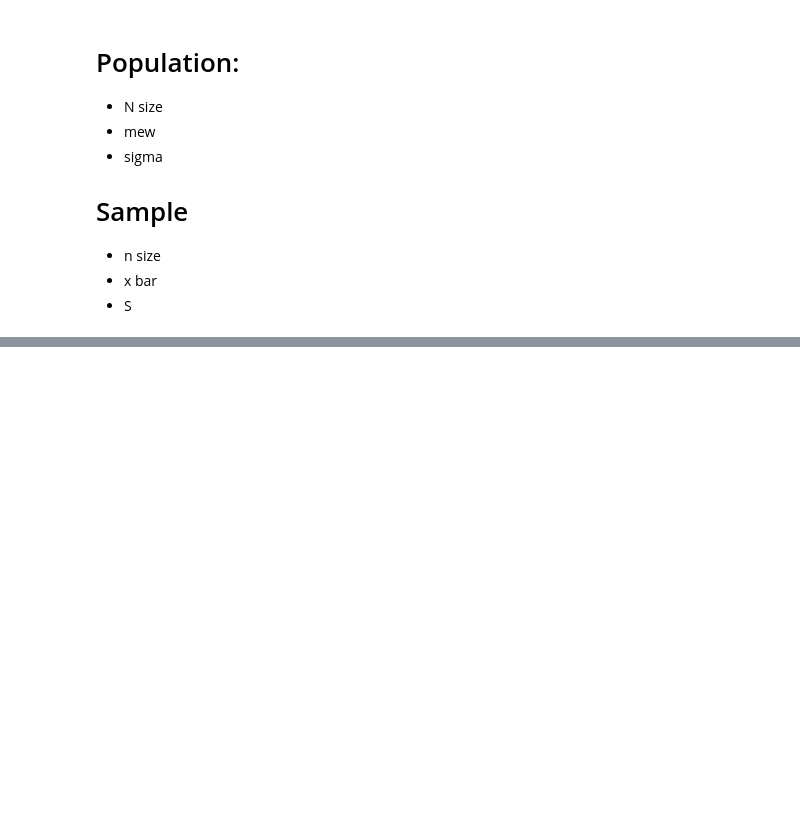
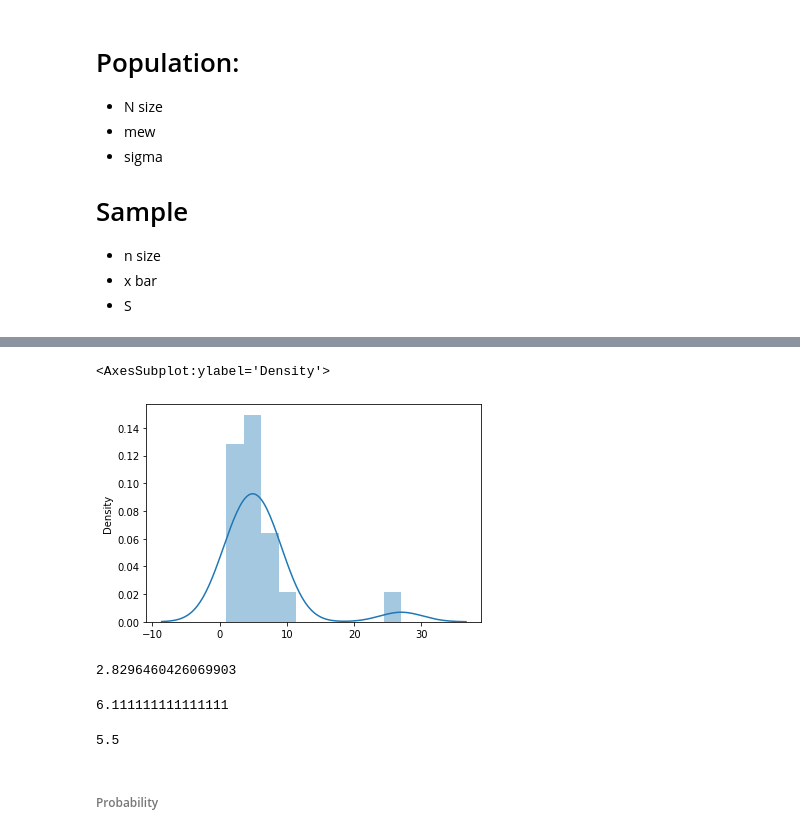
Before and after one commit to KarthikRaghavan-Annamalai/Data-Science-Machine-Learning, a Jupyter notebook: Notebooks/Statistics.ipynb, the cells around one changed output, grey strips where cells are left out. Drawn from its saved outputs; the diff is of its cells as text; code cells hidden in the pictures; blank space fills up the shorter version.

```diff
--- a/Notebooks/Statistics.ipynb
+++ b/Notebooks/Statistics.ipynb
@@ -135,0 +216,5 @@ Age : 10,15,20,25,30,35
+# %%
+sns.distplot(data)
+# %% [output]
+<AxesSubplot:ylabel='Density'>
+[figure, added]
@@ -135,0 +223,14 @@ Age : 10,15,20,25,30,35
+# %%
+skew(data) # Right skewed
+# %% [output]
+2.8296460426069903
+# %%
+np.mean(data)
+# %% [output]
+6.111111111111111
+# %%
+np.median(data)
+# %% [output]
+5.5
+# %% [markdown]
+###### Probability
```
Also changed, not shown: parts of 61 cells of this notebook.
